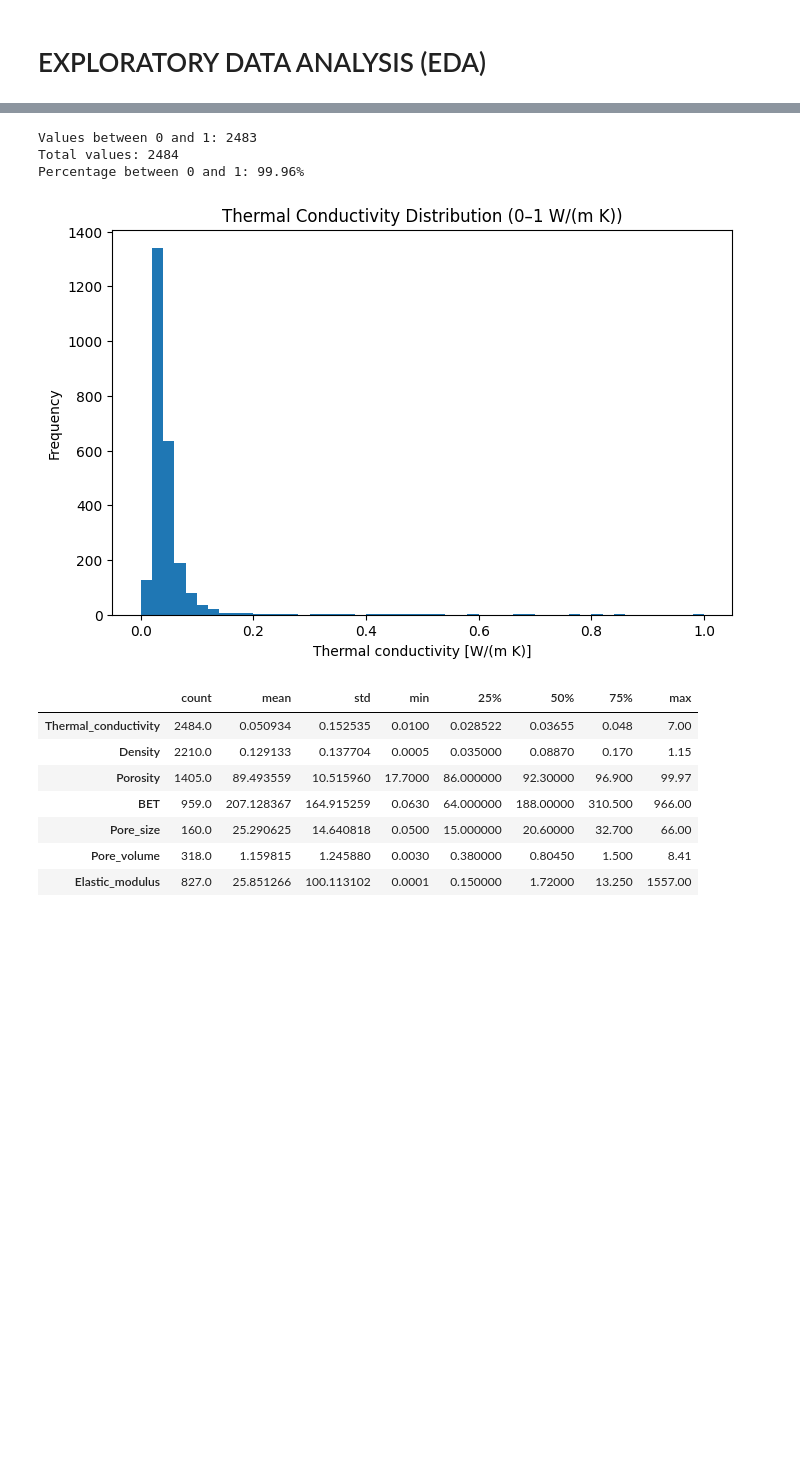
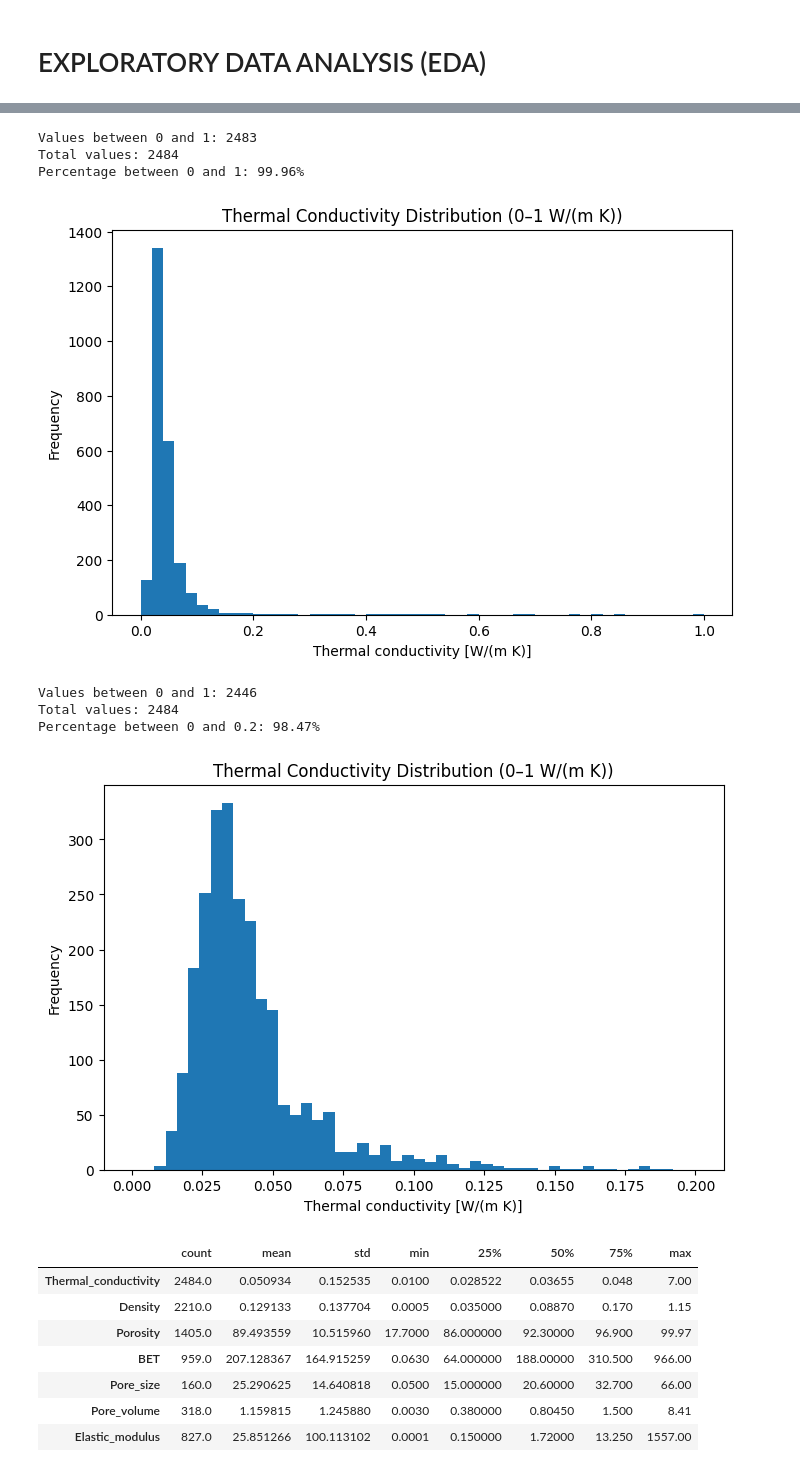
Before and after one commit to paulagirones/Aerogels_thermal_conductivity, a Jupyter notebook: aerogels_thermal_conductivity_ml.ipynb, the cells around one changed output, grey strips where cells are left out. Saved outputs shown, nothing was run; the diff lists cells and outputs as text; code cells hidden in the pictures; blank space fills up the shorter version.

```diff
--- a/aerogels_thermal_conductivity_ml.ipynb
+++ b/aerogels_thermal_conductivity_ml.ipynb
@@ -401,33 +401,64 @@ plt.figure(figsize=(8, 5))
 
 plt.hist(
     df['Thermal_conductivity'].dropna(),
     bins=50,
     range=(0, 1)
 )
 
 # Only one sample has a thermal conductivity above 1 W/(m K).
 # This value should be investigated before deciding whether it is an outlier.
 
 plt.xlabel('Thermal conductivity [W/(m K)]')
 plt.ylabel('Frequency')
 plt.title('Thermal Conductivity Distribution (0–1 W/(m K))')
 
 plt.show()
+
+
+# Count values between 0 and 0.2
+count_0_2 = df['Thermal_conductivity'].between(0, 0.2).sum()
+
+print(f'Values between 0 and 1: {count_0_2}')
+print(f'Total values: {df["Thermal_conductivity"].notna().sum()}')
+print(
+    f'Percentage between 0 and 0.2: '
+    f'{count_0_2 / df["Thermal_conductivity"].notna().sum() * 100:.2f}%'
+)
+
+plt.figure(figsize=(8, 5))
+
+plt.hist(
+    df['Thermal_conductivity'].dropna(),
+    bins=50,
+    range=(0, 0.2)
+)
+
+# Only 38 sample has a thermal conductivity above 0.2 W/(m K).
+
+plt.xlabel('Thermal conductivity [W/(m K)]')
+plt.ylabel('Frequency')
+plt.title('Thermal Conductivity Distribution (0–1 W/(m K))')
+
+plt.show()
 # %% [output]
 count    2484.000000
 mean        0.050934
 std         0.152535
 min         0.010000
 25%         0.028522
 50%         0.036550
 75%         0.048000
 max         7.000000
 Name: Thermal_conductivity, dtype: float64
 [figure]
 Values between 0 and 1: 2483
 Total values: 2484
 Percentage between 0 and 1: 99.96%
 [figure]
+Values between 0 and 1: 2446
+Total values: 2484
+Percentage between 0 and 0.2: 98.47%
+[figure, added]
 # %%
 numerical_features = [
     'Thermal_conductivity',
```
Also changed, not shown: parts of 6 cells of this notebook.
